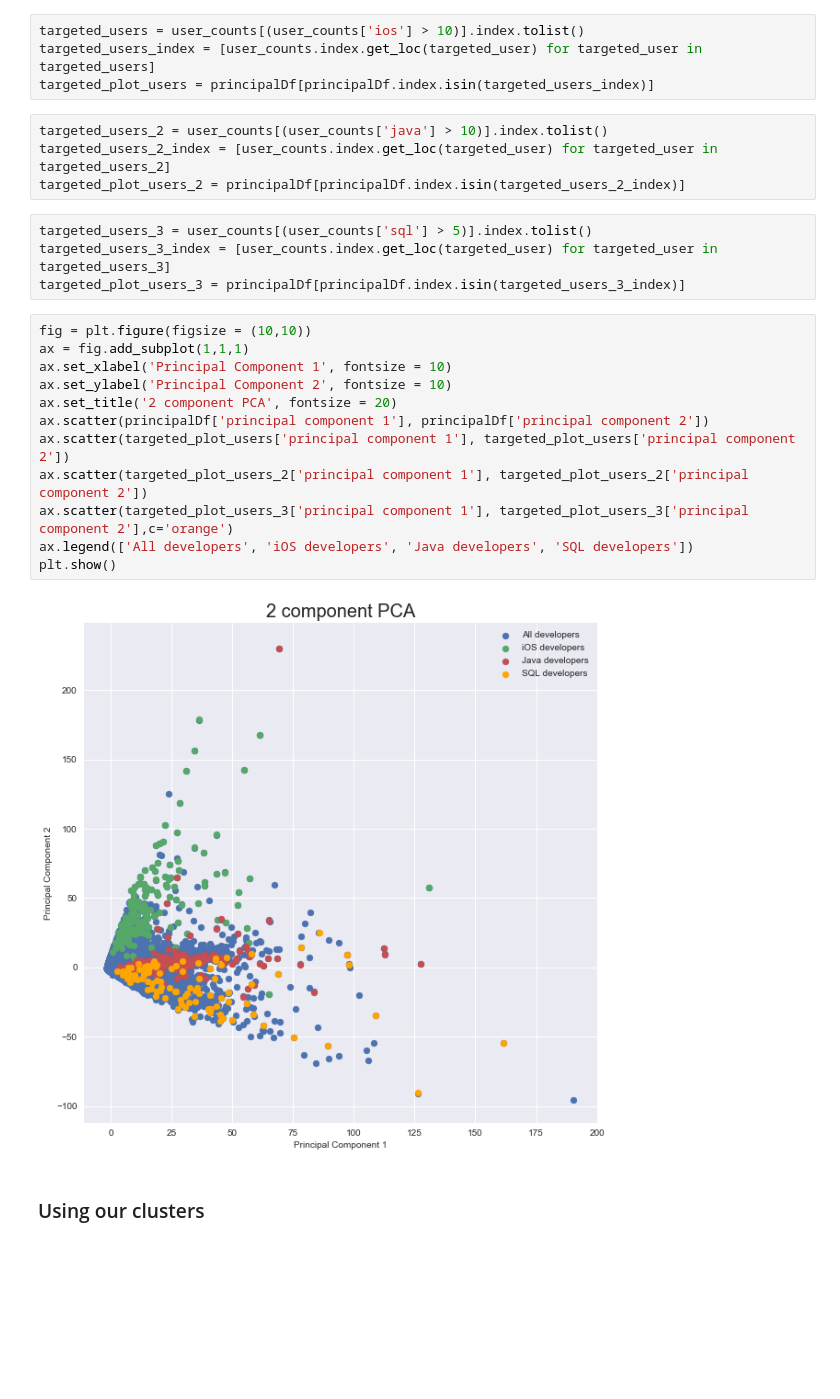
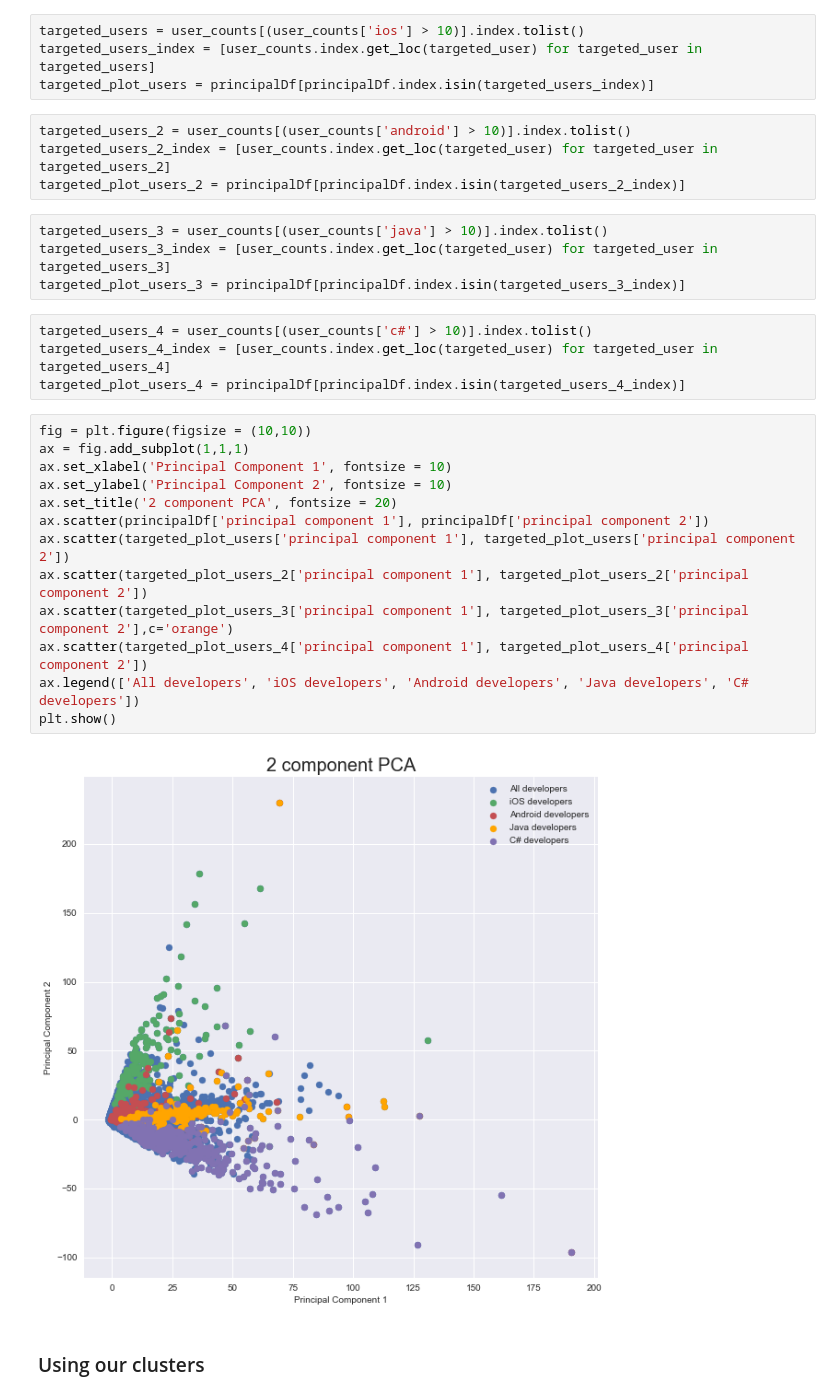
Before and after one commit to TSunny007/StackOverflowAnalytics, a Jupyter notebook: Notebook/profiles_pca.ipynb, the cells around one changed output. Drawn from its saved outputs; the diff is of its cells as text; blank space fills up the shorter version.

Commit message:
More graphing analytics

```diff
--- a/Notebook/profiles_pca.ipynb
+++ b/Notebook/profiles_pca.ipynb
@@ -122,27 +122,32 @@ targeted_users = user_counts[(user_counts['ios'] > 10)].index.tolist()
 targeted_users_index = [user_counts.index.get_loc(targeted_user) for targeted_user in targeted_users]
 targeted_plot_users = principalDf[principalDf.index.isin(targeted_users_index)]
 # %%
-targeted_users_2 = user_counts[(user_counts['java'] > 10)].index.tolist()
+targeted_users_2 = user_counts[(user_counts['android'] > 10)].index.tolist()
 targeted_users_2_index = [user_counts.index.get_loc(targeted_user) for targeted_user in targeted_users_2]
 targeted_plot_users_2 = principalDf[principalDf.index.isin(targeted_users_2_index)]
 # %%
-targeted_users_3 = user_counts[(user_counts['sql'] > 5)].index.tolist()
+targeted_users_3 = user_counts[(user_counts['java'] > 10)].index.tolist()
 targeted_users_3_index = [user_counts.index.get_loc(targeted_user) for targeted_user in targeted_users_3]
 targeted_plot_users_3 = principalDf[principalDf.index.isin(targeted_users_3_index)]
+# %%
+targeted_users_4 = user_counts[(user_counts['c#'] > 10)].index.tolist()
+targeted_users_4_index = [user_counts.index.get_loc(targeted_user) for targeted_user in targeted_users_4]
+targeted_plot_users_4 = principalDf[principalDf.index.isin(targeted_users_4_index)]
 # %%
 fig = plt.figure(figsize = (10,10))
 ax = fig.add_subplot(1,1,1)
 ax.set_xlabel('Principal Component 1', fontsize = 10)
 ax.set_ylabel('Principal Component 2', fontsize = 10)
 ax.set_title('2 component PCA', fontsize = 20)
 ax.scatter(principalDf['principal component 1'], principalDf['principal component 2'])
 ax.scatter(targeted_plot_users['principal component 1'], targeted_plot_users['principal component 2'])
 ax.scatter(targeted_plot_users_2['principal component 1'], targeted_plot_users_2['principal component 2'])
 ax.scatter(targeted_plot_users_3['principal component 1'], targeted_plot_users_3['principal component 2'],c='orange')
-ax.legend(['All developers', 'iOS developers', 'Java developers', 'SQL developers'])
+ax.scatter(targeted_plot_users_4['principal component 1'], targeted_plot_users_4['principal component 2'])
+ax.legend(['All developers', 'iOS developers', 'Android developers', 'Java developers', 'C# developers'])
 plt.show()
 # %% [output]
-[figure, old version]
+[figure, new version]
 # %% [markdown]
 ### Using our clusters
 # %%
```
Also changed, not shown: parts of 9 cells of this notebook.
